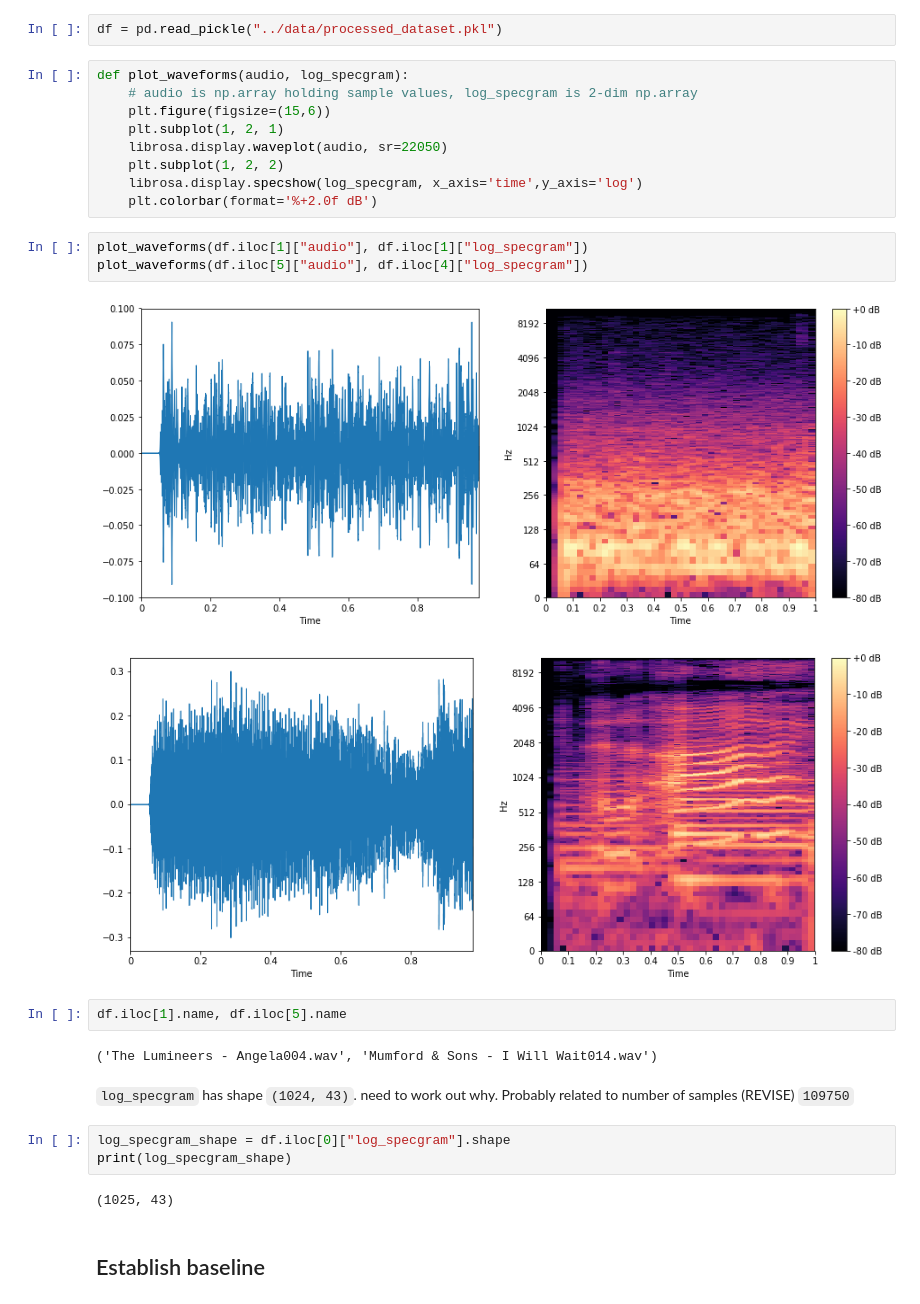
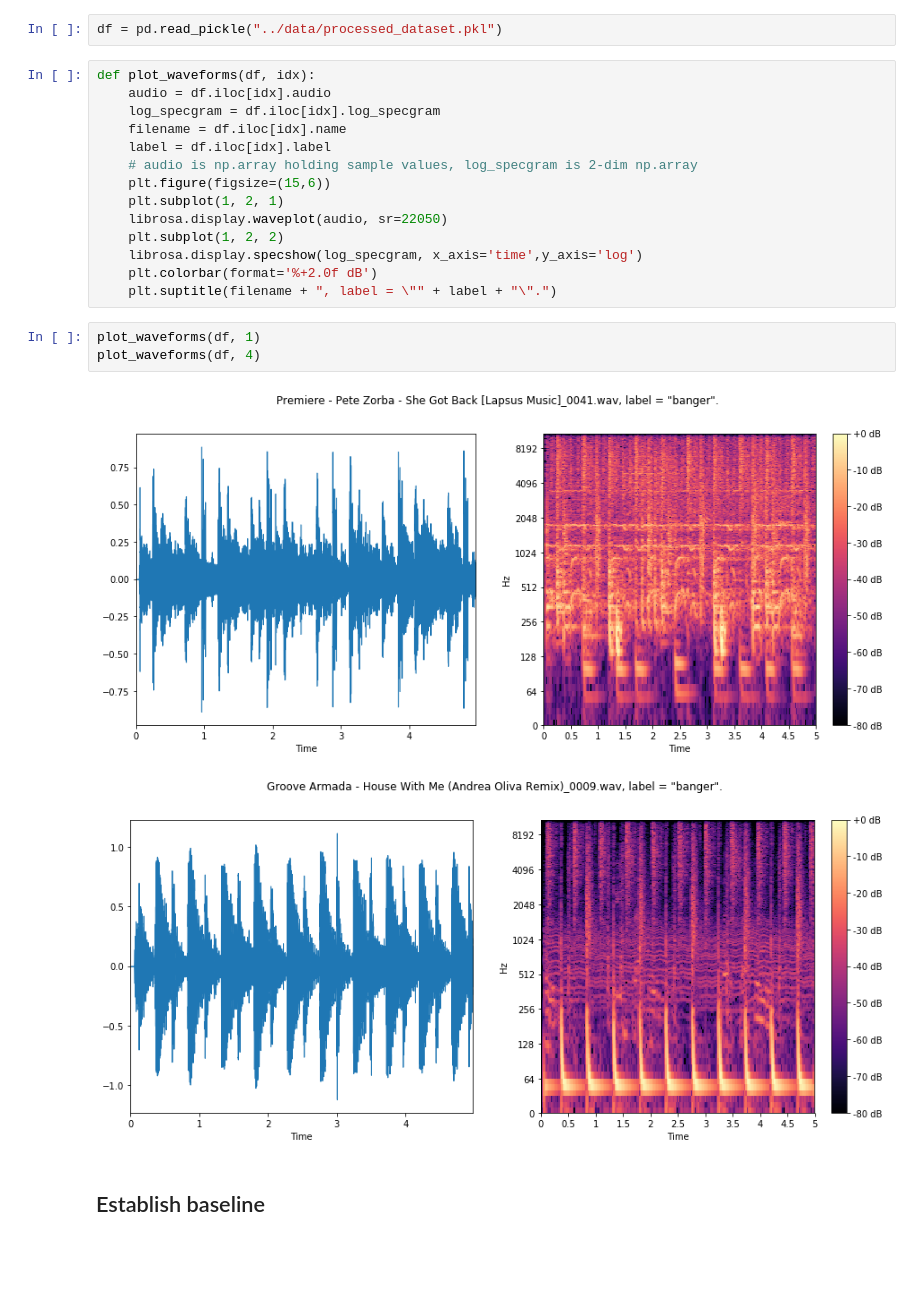
Before and after one commit to ddervs/is_it_a_banger, a Jupyter notebook: scripts/is_it_a_banger.ipynb, the cells around one changed output. Drawn from its saved outputs; the diff is of its cells as text; blank space fills up the shorter version.

```diff
--- a/scripts/is_it_a_banger.ipynb
+++ b/scripts/is_it_a_banger.ipynb
@@ -9,7 +9,11 @@ import pandas as pd
 # %%
 df = pd.read_pickle("../data/processed_dataset.pkl")
 # %%
-def plot_waveforms(audio, log_specgram):
+def plot_waveforms(df, idx):
+    audio = df.iloc[idx].audio
+    log_specgram = df.iloc[idx].log_specgram
+    filename = df.iloc[idx].name
+    label = df.iloc[idx].label
     # audio is np.array holding sample values, log_specgram is 2-dim np.array
     plt.figure(figsize=(15,6))
     plt.subplot(1, 2, 1)
@@ -17,23 +21,13 @@ def plot_waveforms(audio, log_specgram):
     plt.subplot(1, 2, 2)
     librosa.display.specshow(log_specgram, x_axis='time',y_axis='log')
     plt.colorbar(format='%+2.0f dB')
+    plt.suptitle(filename + ", label = \"" + label + "\".")
 # %%
-plot_waveforms(df.iloc[1]["audio"], df.iloc[1]["log_specgram"])
-plot_waveforms(df.iloc[5]["audio"], df.iloc[4]["log_specgram"])
+plot_waveforms(df, 1)
+plot_waveforms(df, 4)
 # %% [output]
-[figure, old version]
+[figure, new version]
-[figure, old version]
+[figure, new version]
-# %%
-df.iloc[1].name, df.iloc[5].name
-# %% [output]
-('The Lumineers - Angela004.wav', 'Mumford & Sons - I Will Wait014.wav')
-# %% [markdown]
-`log_specgram` has shape `(1024, 43)`. need to work out why. Probably related to number of samples (REVISE) `109750`
-# %%
-log_specgram_shape = df.iloc[0]["log_specgram"].shape
-print(log_specgram_shape)
-# %% [output]
-(1025, 43)
 # %% [markdown]
 ## Establish baseline
 # %%
```
Also changed, not shown: parts of 3 cells of this notebook, 5 other files.
